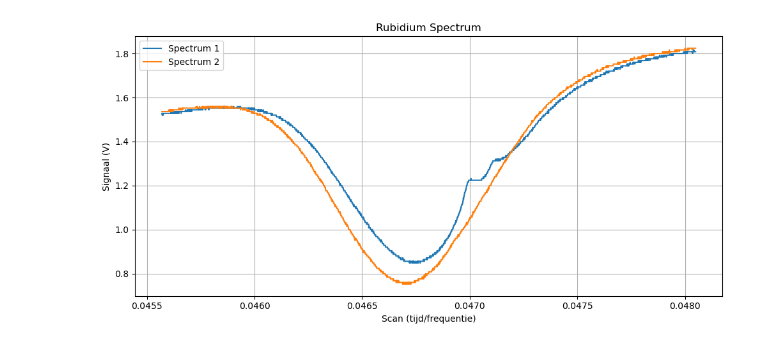
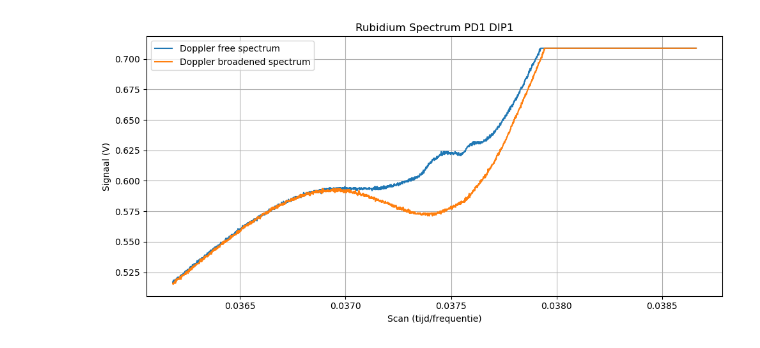
Before and after one commit to NatanDelorme/RubiudiumSpectroscopy_Wouter_Natan, a Jupyter notebook: DATASET.ipynb, the cells around one changed output. Cells and saved outputs as stored; diff of their text form; code cells hidden in the pictures.

```diff
--- a/DATASET.ipynb
+++ b/DATASET.ipynb
@@ -2,36 +2,36 @@
 import pandas as pd
 import matplotlib.pyplot as plt
 
-file1 = "PD1_DF_DIP2.CSV"
-file2 = "PD1_DB_DIP2.CSV"
+file1 = "PD1_DF_DIP1.CSV"
+file2 = "PD1_DB_DIP1.CSV"
 
 # Eerste CSV
 df1 = pd.read_csv(file1, skiprows=20, header=None)
 x1 = pd.to_numeric(df1[3], errors="coerce")
 y1 = pd.to_numeric(df1[4], errors="coerce")
 mask1 = (~x1.isna()) & (~y1.isna())
 x1 = x1[mask1]
 y1 = y1[mask1]
 
 # Tweede CSV
 df2 = pd.read_csv(file2, skiprows=20, header=None)
 x2 = pd.to_numeric(df2[3], errors="coerce")
 y2 = pd.to_numeric(df2[4], errors="coerce")
 mask2 = (~x2.isna()) & (~y2.isna())
 x2 = x2[mask2]
 y2 = y2[mask2]
 
 # Plot beide lijnen in één figuur
 plt.figure(figsize=(10, 5))
-plt.plot(x1, y1, label="Spectrum 1")
-plt.plot(x2, y2, label="Spectrum 2")
+plt.plot(x1, y1, label="Doppler free spectrum")
+plt.plot(x2, y2, label="Doppler broadened spectrum")
 
-plt.title("Rubidium Spectrum")
+plt.title("Rubidium Spectrum PD1 DIP1")
 plt.xlabel("Scan (tijd/frequentie)")
 plt.ylabel("Signaal (V)")
 plt.grid(True)
 plt.legend()
 plt.tight_layout()
 plt.show()
 # %% [output]
-[figure, old version]
+[figure, new version]
```
Also changed, not shown: parts of 11 cells of this notebook, 5 other files.
